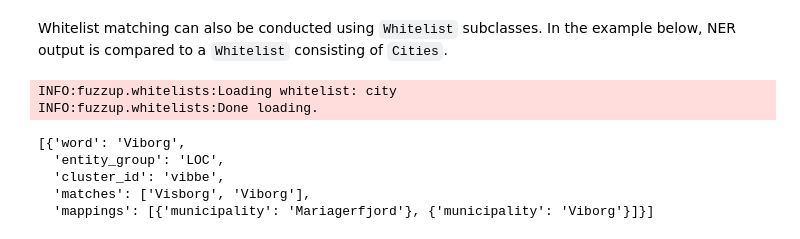
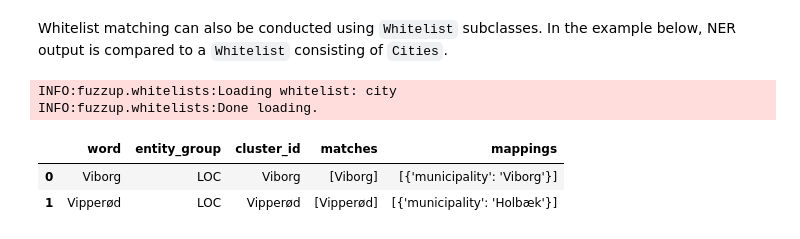
Before and after one commit to ebanalyse/fuzzup, a Jupyter notebook: docs/showcase.ipynb, the cells around one changed output. Saved outputs shown, nothing was run; the diff lists cells and outputs as text; code cells hidden in the pictures.

```diff
--- a/docs/showcase.ipynb
+++ b/docs/showcase.ipynb
@@ -195,23 +195,22 @@ Whitelist matching can also be conducted using `Whitelist` subclasses. In the ex
 # %%
 from fuzzup.whitelists import Cities
 
-LOCATIONS = [{'word': 'Viborg', 'entity_group': 'LOC', 'cluster_id' : 'Viborg'},
-             {'word': 'Uldum', 'entity_group': 'ORG', 'cluster_id' : 'Uldum' }]
+LOCATIONS = [{'word': 'Viborg', 'entity_group': 'LOC'},
+             {'word': 'Uldum', 'entity_group': 'ORG'},
+             {'word': 'Vipperød', 'entity_group': 'LOC'}]
 
 # initialize whitelist
 cities = Cities()
 
 # clustering and whitelist matching
 clusters = fuzzy_cluster(LOCATIONS)
 matches = cities(clusters,
-                 score_cutoff=90)
+                 score_cutoff=95)
 
-matches
+pd.DataFrame.from_records(matches)
 # %% [output]
 INFO:fuzzup.whitelists:Loading whitelist: city
 INFO:fuzzup.whitelists:Done loading.
-[{'word': 'Viborg',
-  'entity_group': 'LOC',
-  'cluster_id': 'vibbe',
-  'matches': ['Visborg', 'Viborg'],
-  'mappings': [{'municipality': 'Mariagerfjord'}, {'municipality': 'Viborg'}]}]
+|  | word | entity_group | cluster_id | matches | mappings |
+| 0 | Viborg | LOC | Viborg | [Viborg] | [{'municipality': 'Viborg'}] |
+| 1 | Vipperød | LOC | Vipperød | [Vipperød] | [{'municipality': 'Holbæk'}] |
```
Also changed, not shown: 1 other file.
